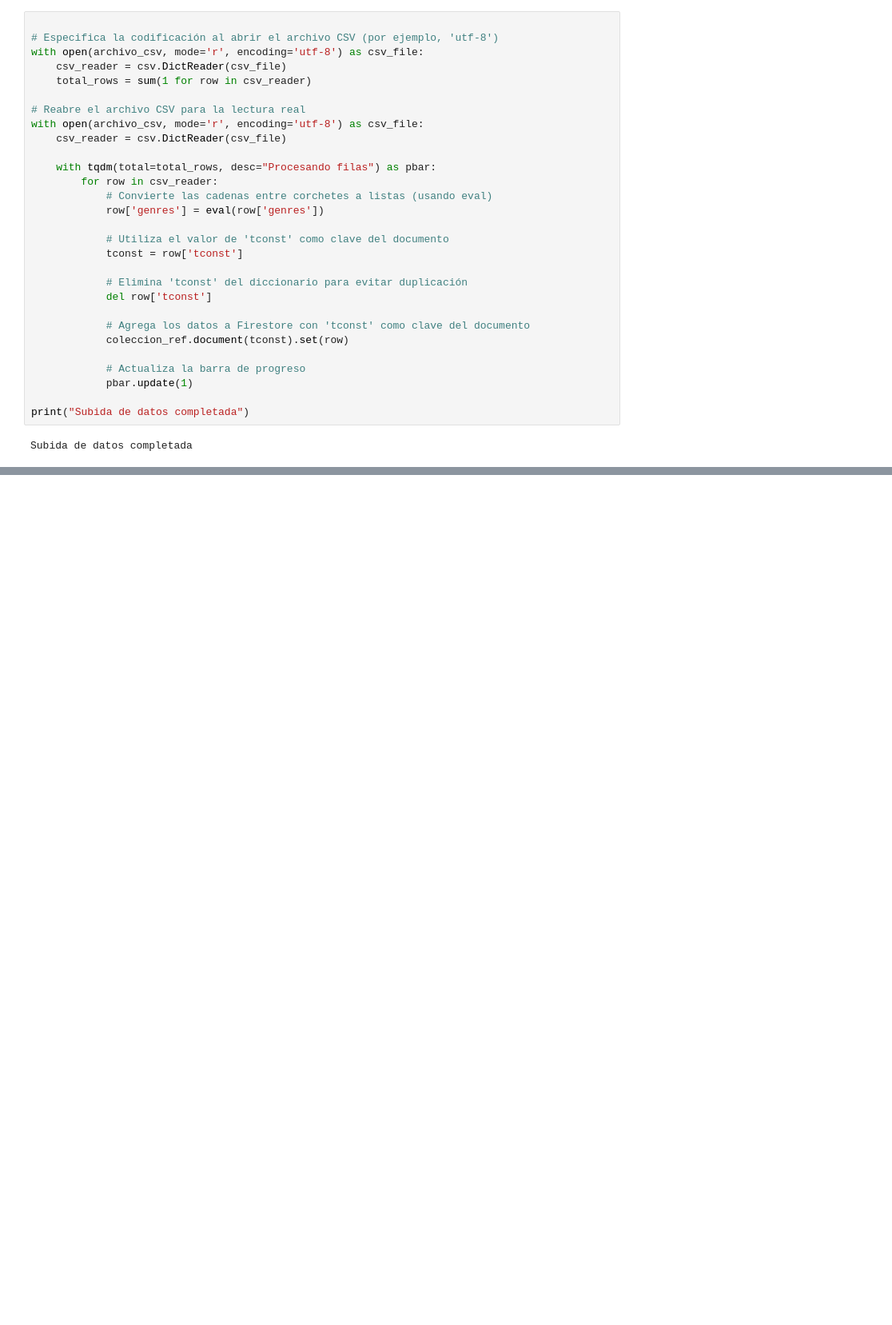
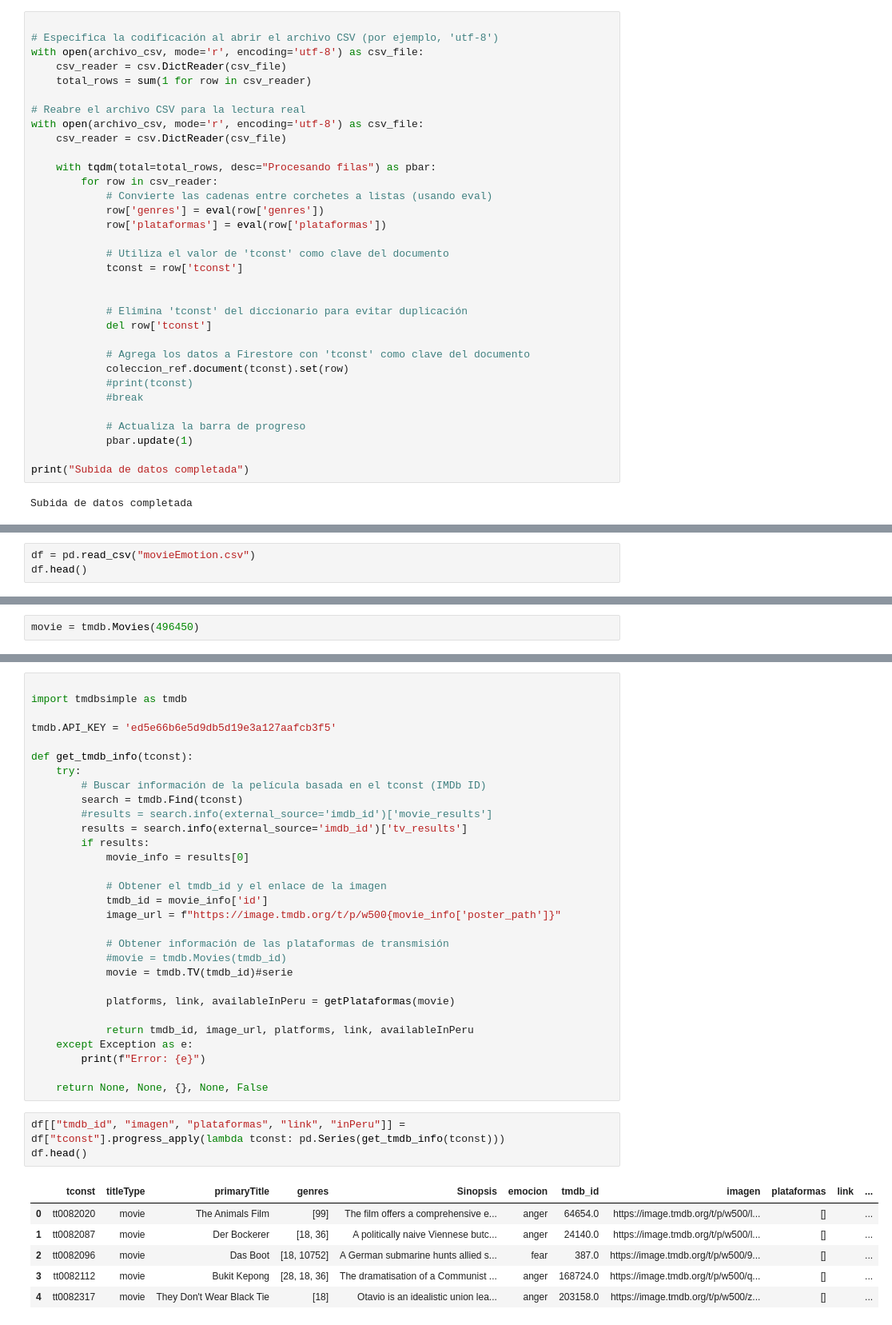
Before and after one commit to magrcruz/moodMatchNew, a Jupyter notebook: uploadMovies/preprocess.ipynb, the cells around one changed output, grey strips where cells are left out. Shown at 80% size. Cells and saved outputs as stored; diff of their text form; blank space fills up the shorter version.

Commit message:
Imagen arreglada y plataforma agregada

```diff
--- a/uploadMovies/preprocess.ipynb
+++ b/uploadMovies/preprocess.ipynb
@@ -509,15 +517,19 @@ with open(archivo_csv, mode='r', encoding='utf-8') as csv_file:
         for row in csv_reader:
             # Convierte las cadenas entre corchetes a listas (usando eval)
             row['genres'] = eval(row['genres'])
+            row['plataformas'] = eval(row['plataformas'])
 
             # Utiliza el valor de 'tconst' como clave del documento
             tconst = row['tconst']
+
 
             # Elimina 'tconst' del diccionario para evitar duplicación
             del row['tconst']
 
             # Agrega los datos a Firestore con 'tconst' como clave del documento
             coleccion_ref.document(tconst).set(row)
+            #print(tconst)
+            #break
 
             # Actualiza la barra de progreso
             pbar.update(1)
@@ -564,0 +579,3 @@ Subida de datos completada
+# %%
+df = pd.read_csv("movieEmotion.csv")
+df.head()
@@ -564,0 +597,2 @@ Subida de datos completada
+# %%
+movie = tmdb.Movies(496450)
@@ -564,0 +630,40 @@ Subida de datos completada
+# %%
+
+import tmdbsimple as tmdb
+
+tmdb.API_KEY = 'ed5e66b6e5d9db5d19e3a127aafcb3f5'
+
+def get_tmdb_info(tconst):
+    try:
+        # Buscar información de la película basada en el tconst (IMDb ID)
+        search = tmdb.Find(tconst)
+        #results = search.info(external_source='imdb_id')['movie_results']
+        results = search.info(external_source='imdb_id')['tv_results']
+        if results:
+            movie_info = results[0]
+
+            # Obtener el tmdb_id y el enlace de la imagen
+            tmdb_id = movie_info['id']
+            image_url = f"https://image.tmdb.org/t/p/w500{movie_info['poster_path']}"
+
+            # Obtener información de las plataformas de transmisión
+            #movie = tmdb.Movies(tmdb_id)
+            movie = tmdb.TV(tmdb_id)#serie
+
+            platforms, link, availableInPeru = getPlataformas(movie)
+
+            return tmdb_id, image_url, platforms, link, availableInPeru
+    except Exception as e:
+        print(f"Error: {e}")
+
+    return None, None, {}, None, False
+# %%
+df[["tmdb_id", "imagen", "plataformas", "link", "inPeru"]] = df["tconst"].progress_apply(lambda tconst: pd.Series(get_tmdb_info(tconst)))
+df.head()
+# %% [output]
+|  | tconst | titleType | primaryTitle | genres | Sinopsis | emocion | tmdb_id | imagen | plataformas | link | ... |
+| 0 | tt0082020 | movie | The Animals Film | [99] | The film offers a comprehensive e... | anger | 64654.0 | https://image.tmdb.org/t/p/w500/l... | [] |  | ... |
+| 1 | tt0082087 | movie | Der Bockerer | [18, 36] | A politically naive Viennese butc... | anger | 24140.0 | https://image.tmdb.org/t/p/w500/l... | [] |  | ... |
+| 2 | tt0082096 | movie | Das Boot | [18, 10752] | A German submarine hunts allied s... | fear | 387.0 | https://image.tmdb.org/t/p/w500/9... | [] |  | ... |
+| 3 | tt0082112 | movie | Bukit Kepong | [28, 18, 36] | The dramatisation of a Communist ... | anger | 168724.0 | https://image.tmdb.org/t/p/w500/q... | [] |  | ... |
+| 4 | tt0082317 | movie | They Don't Wear Black Tie | [18] | Otavio is an idealistic union lea... | anger | 203158.0 | https://image.tmdb.org/t/p/w500/z... | [] |  | ... |
```
Also changed, not shown: parts of 31 cells of this notebook, 7 other files.
